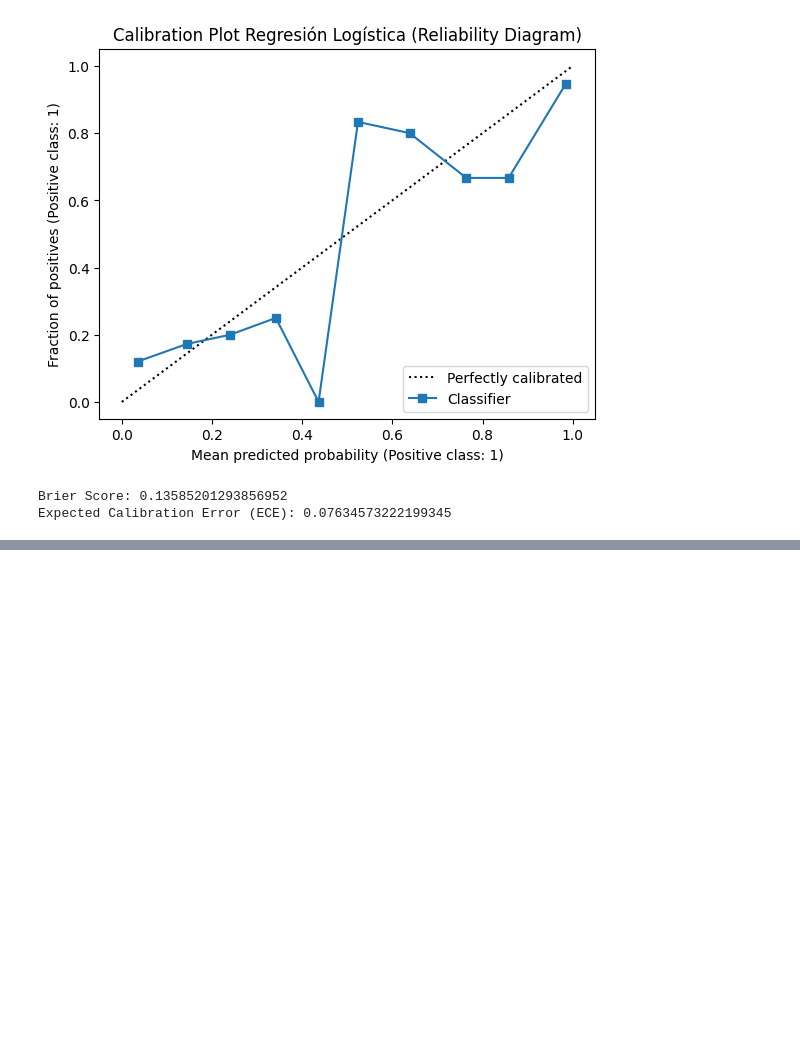
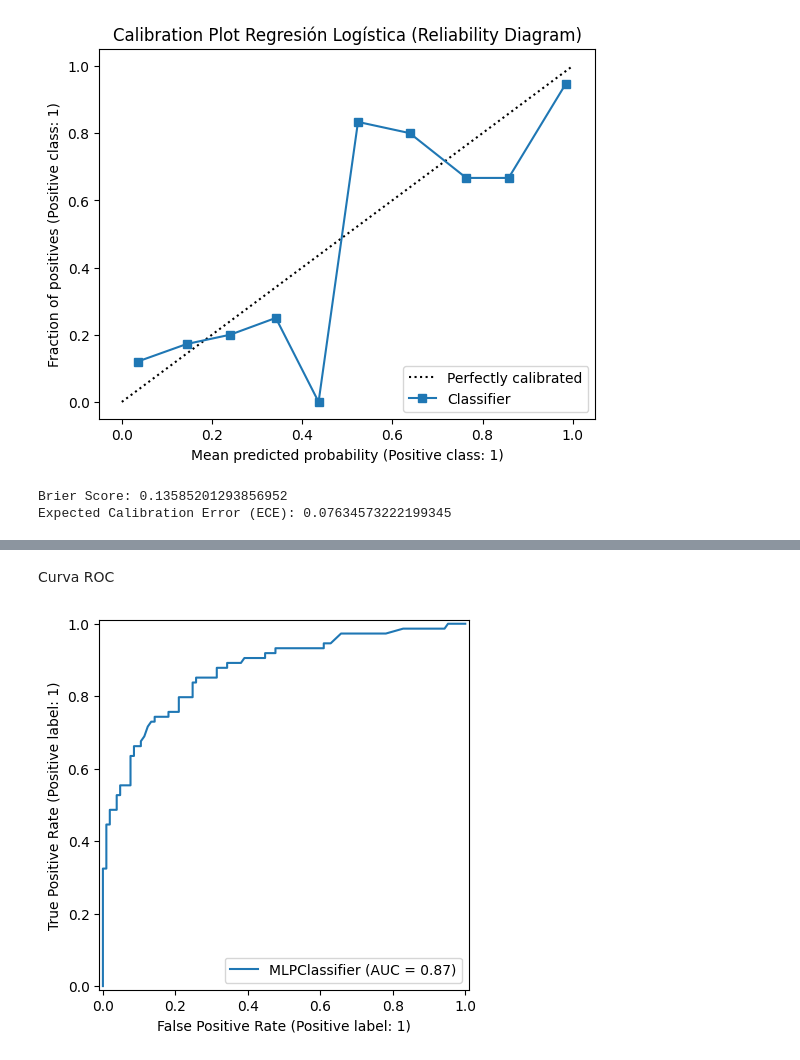
Before and after one commit to fernanda8371/titanic-ml-project, a Jupyter notebook: notebooks/03_Modeling.ipynb, the cells around one changed output, grey strips where cells are left out. Cells and saved outputs as stored; diff of their text form; code cells hidden in the pictures; blank space fills up the shorter version.

```diff
--- a/notebooks/03_Modeling.ipynb
+++ b/notebooks/03_Modeling.ipynb
@@ -958,0 +752,28 @@ MÉTRICAS DEL MODELO (Cross-Validation)
+# %%
+
+scaler = StandardScaler()
+X_train_scaled = scaler.fit_transform(X_train)
+X_test_scaled = scaler.transform(X_test)
+
+mlp = MLPClassifier(
+    hidden_layer_sizes=(50, 25),
+    activation='relu',
+    solver='adam',
+    alpha=0.001,
+    max_iter=1000,
+    random_state=42,
+    early_stopping=True,
+    n_iter_no_change=20,
+    validation_fraction=0.2)
+
+start_train = time.time()
+mlp.fit(X_train_scaled, Y_train)
+end_train = time.time()
+
+start_infer = time.time()
+y_pred = mlp.predict(X_test_scaled)
+y_proba = mlp.predict_proba(X_test_scaled)[:, 1]
+end_infer = time.time()
+
+print("Accuracy:", accuracy_score(Y_test, y_pred))
+print("Classification Report:\n", classification_report(Y_test, y_pred))
@@ -958,0 +791,7 @@ MÉTRICAS DEL MODELO (Cross-Validation)
+# %% [markdown]
+Curva ROC
+# %%
+RocCurveDisplay.from_estimator(mlp, X_test_scaled, Y_test)
+plt.show()
+# %% [output]
+[figure, added]
```
Also changed, not shown: parts of 26 cells of this notebook.
